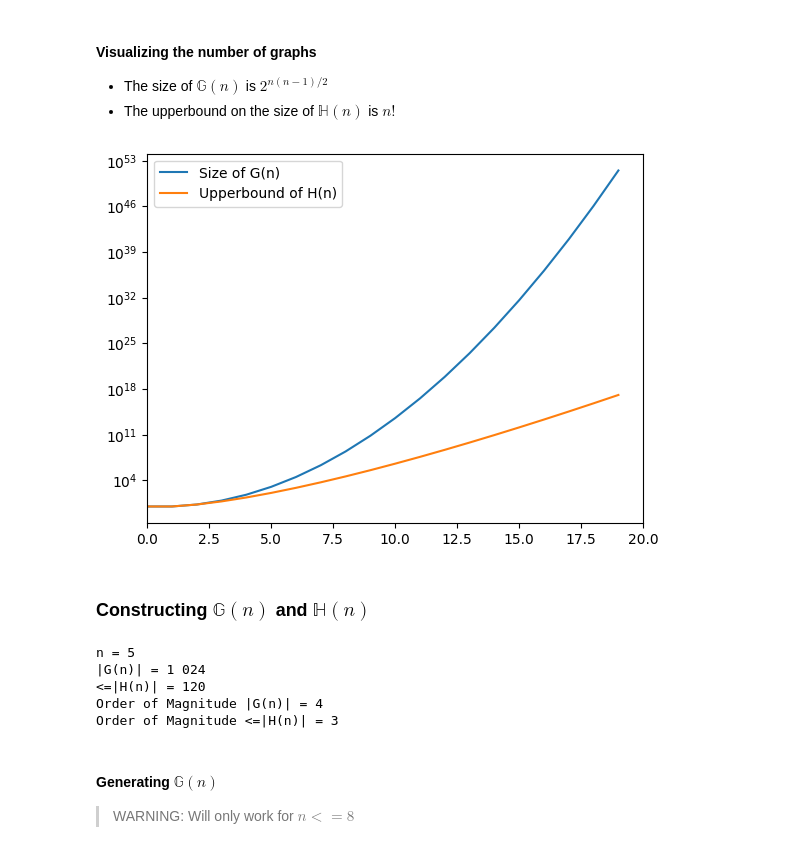
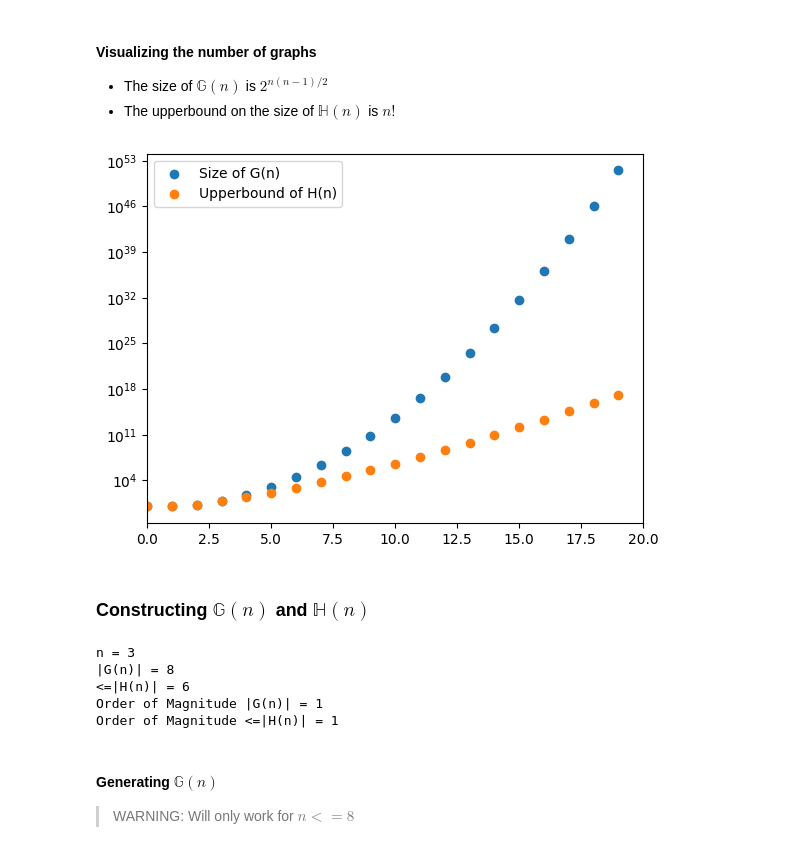
Before and after one commit to orwellian225/Code, a Jupyter notebook: classical/main.ipynb, the cells around one changed output. Cells and saved outputs as stored; diff of their text form; code cells hidden in the pictures.

```diff
--- a/classical/main.ipynb
+++ b/classical/main.ipynb
@@ -142,21 +148,21 @@ i  Bitstring Bitint Edge-Sequence Edge-Count Connectivity-Sequence Connectivity-
 # %%
 n = np.arange(20, dtype=np.int32)
 # size_G = np.power(np.array(n * (n - 1) / 2, dtype=np.int32), [2])
 size_G = 2 ** (n * (n - 1) / 2)
 size_H = scpp.factorial(n)
 
-plt.plot(n, size_G, label='Size of G(n)')
-plt.plot(n, size_H, label='Upperbound of H(n)')
+plt.scatter(n, size_G, label='Size of G(n)')
+plt.scatter(n, size_H, label='Upperbound of H(n)')
 
 plt.legend(loc='upper left')
 plt.xlim(left=0, right=20)
 plt.yscale('log')
 # %% [output]
-[figure, old version]
+[figure, new version]
 # %% [markdown]
 ### Constructing $\mathbb{G}(n)$ and $\mathbb{H}(n)$
 # %%
-graph_size = 5
+graph_size = 3
 bitlength = int(graph_size * (graph_size - 1) / 2) # not reused because has different meaning
 num_graphs = int( 2**(graph_size * (graph_size - 1) / 2) )
 num_hgraphs = int(m.factorial(graph_size))
@@ -167,11 +173,11 @@ print(f"<=|H(n)| = {num_hgraphs:,}".replace(',', ' '))
 print(f"Order of Magnitude |G(n)| = {m.ceil(m.log10(num_graphs))}")
 print(f"Order of Magnitude <=|H(n)| = {m.ceil(m.log10(num_hgraphs))}")
 # %% [output]
-n = 5
-|G(n)| = 1 024
-<=|H(n)| = 120
-Order of Magnitude |G(n)| = 4
-Order of Magnitude <=|H(n)| = 3
+n = 3
+|G(n)| = 8
+<=|H(n)| = 6
+Order of Magnitude |G(n)| = 1
+Order of Magnitude <=|H(n)| = 1
 # %% [markdown]
 #### Generating $\mathbb{G}(n)$
 
```
Also changed, not shown: parts of 5 cells of this notebook.
